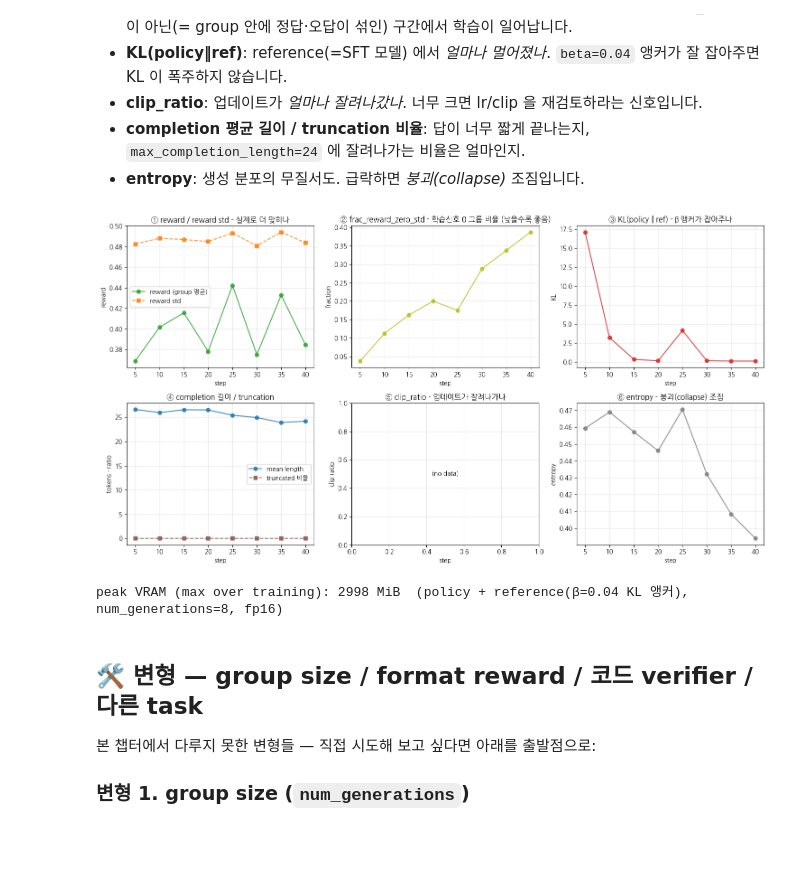
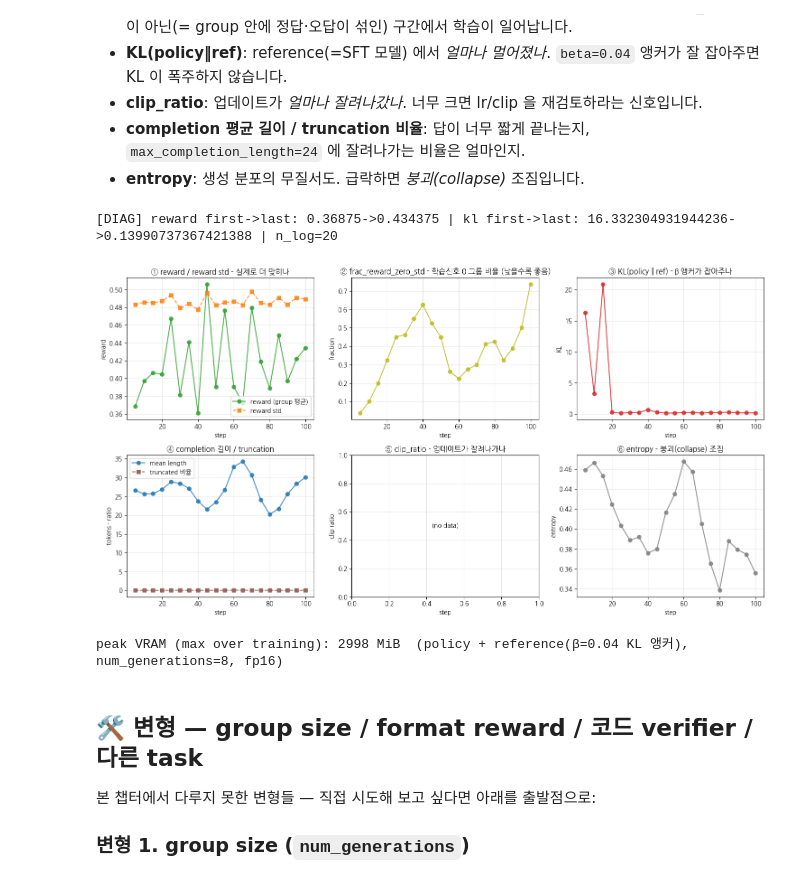
Before and after one commit to yoon-gu/neuqes-101, a Jupyter notebook: executed/31_grpo.ipynb, the cells around one changed output. Cells and saved outputs as stored; diff of their text form; code cells hidden in the pictures; blank space fills up the shorter version.

```diff
--- a/executed/31_grpo.ipynb
+++ b/executed/31_grpo.ipynb
@@ -639,7 +639,7 @@ GROUP_SIZE = 8   # num_generations - rollout group size (T4 룰: 작게)
 grpo_config = GRPOConfig(
     output_dir="./out_kogpt2_grpo",
     num_train_epochs=4,
-    max_steps=40,               # T4 시간 상한 - 생성이 무거운 char count 라 스텝 수를 고정
+    max_steps=100,               # T4 시간 상한 - 생성이 무거운 char count 라 스텝 수를 고정
     # 배치·그룹: micro-batch 당 prompt 2개(16/8) × grad_accum 8 = step 당 unique prompt 16
     per_device_train_batch_size=16,
     gradient_accumulation_steps=8,
@@ -654,10 +654,10 @@ grpo_config = GRPOConfig(
     scale_rewards="group",
     loss_type="grpo",
     # collapse 방지: lr 낮추고(정석 ~1e-6 근처) clip 강화, 짧은 RL 에 cosine 금지
-    learning_rate=5e-6,
+    learning_rate=1e-5,
     lr_scheduler_type="constant_with_warmup",
     warmup_steps=0.1,  # 1 미만이면 전체 step 대비 비율로 해석 (구 warmup_ratio)
-    max_grad_norm=0.2,
+    max_grad_norm=0.5,
     beta=0.04,                                # KL 앵커(참조=SFT 모델), ref-free(0) 금지
     fp16=USE_FP16,
     logging_steps=5,
@@ -825,35 +833,42 @@ def _plot(ax, series_list, title, ylabel):
             ax.plot([x for x, _ in s], [v for _, v in s], marker, color=color, alpha=0.85, label=label)
     if not any_data:
         ax.text(0.5, 0.5, "(no data)", ha="center", va="center", transform=ax.transAxes)
     ax.set_xlabel("step"); ax.set_ylabel(ylabel); ax.set_title(title)
     ax.grid(True, alpha=0.3)
     if any_data and len(series_list) > 1:
         ax.legend()
 
 
 _plot(axes[0, 0], [(reward_s, "reward (group 평균)", "tab:green", "o-"),
                    (reward_std_s, "reward std", "tab:orange", "s--")],
       "① reward / reward std - 실제로 더 맞히나", "reward")
 _plot(axes[0, 1], [(zero_std_s, None, "tab:olive", "o-")],
       "② frac_reward_zero_std - 학습신호 0 그룹 비율 (낮을수록 좋음)", "fraction")
 _plot(axes[0, 2], [(kl_s, None, "tab:red", "o-")],
       "③ KL(policy‖ref) - β 앵커가 잡아주나", "KL")
 _plot(axes[1, 0], [(len_s, "mean length", "tab:blue", "o-"),
                    (trunc_s, "truncated 비율", "tab:brown", "s--")],
       "④ completion 길이 / truncation", "tokens · ratio")
 _plot(axes[1, 1], [(clip_s, None, "tab:purple", "o-")],
       "⑤ clip_ratio - 업데이트가 잘려나가나", "clip ratio")
 _plot(axes[1, 2], [(entropy_s, None, "tab:gray", "o-")],
       "⑥ entropy - 붕괴(collapse) 조짐", "entropy")
 
+# [임시 진단] reward 궤적 - 학습부족 vs 과적합 구분
+def _fl(sq):
+    return (sq[0][1], sq[-1][1]) if sq else (None, None)
+rf, rl = _fl(reward_s); kf, kl2 = _fl(kl_s)
+print(f"[DIAG] reward first->last: {rf}->{rl} | kl first->last: {kf}->{kl2} | n_log={len(reward_s)}")
+
 plt.tight_layout(); plt.show()
 
 if torch.cuda.is_available() and vram_cb.steps:
     print(f"peak VRAM (max over training): {max(vram_cb.peak_MiB):.0f} MiB"
           f"  (policy + reference(β=0.04 KL 앵커), num_generations={GROUP_SIZE}, fp16)")
 # %% [output]
+[DIAG] reward first->last: 0.36875->0.434375 | kl first->last: 16.332304931944236->0.13990737367421388 | n_log=20
-[figure, old version]
+[figure, new version]
-peak VRAM (max over training): 2998 MiB  (policy + reference(β=0.04 KL 앵커), num_generations=8, fp16)
+peak VRAM (max over training): 2998 MiB  (policy + reference(β=0.04 KL 앵커), num_generations=8, fp16)
 # %% [markdown]
 ## 🛠️ 변형 — group size / format reward / 코드 verifier / 다른 task
 
```
Also changed, not shown: parts of 11 cells of this notebook, 1 other file.
